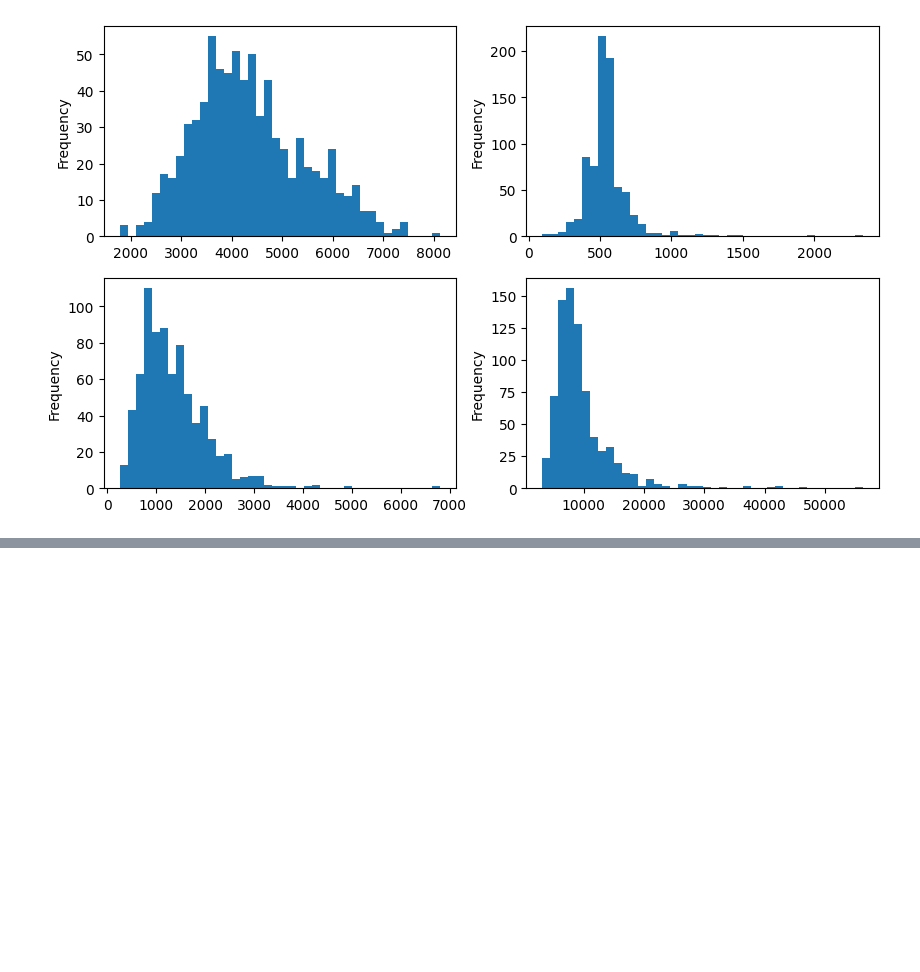
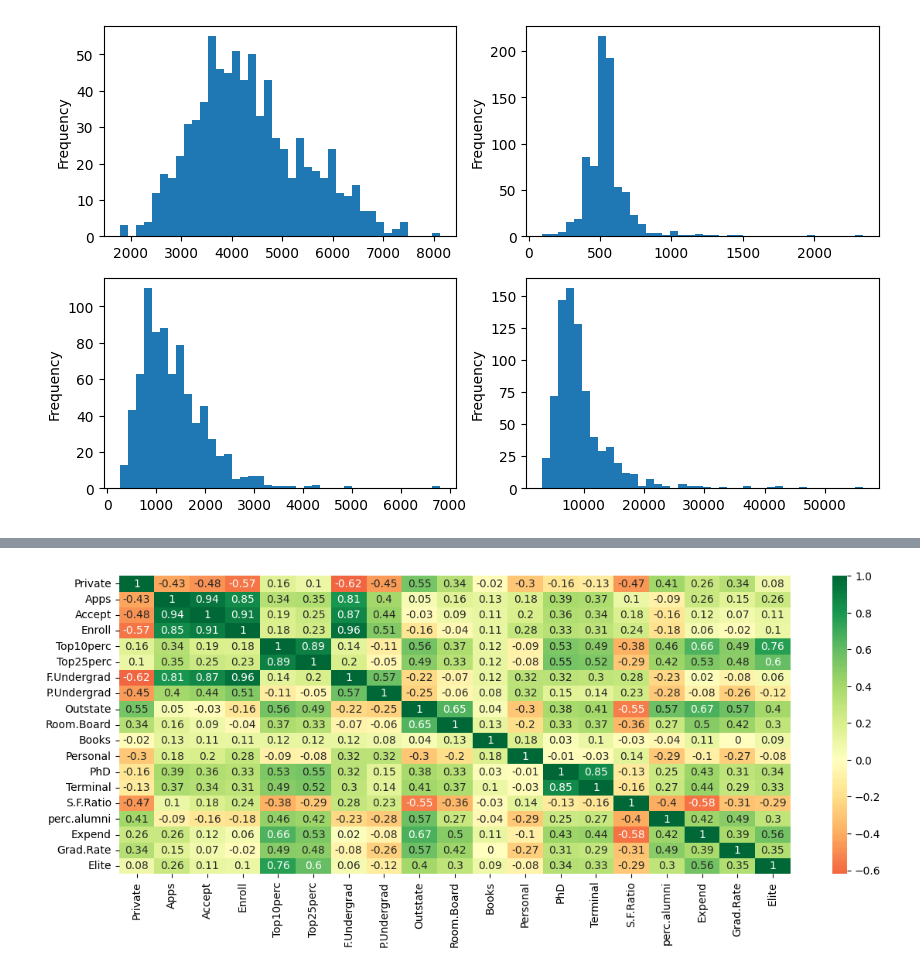
Before and after one commit to AlbotGoodman/databehandling-albot, a Jupyter notebook: Labs/lab.ipynb, the cells around one changed output, grey strips where cells are left out. Saved outputs shown, nothing was run; the diff lists cells and outputs as text; code cells hidden in the pictures; blank space fills up the shorter version.

```diff
--- a/Labs/lab.ipynb
+++ b/Labs/lab.ipynb
@@ -113,0 +96,9 @@ college.sort_values("Grad.Rate") # 118 procent??
+# %%
+data = college.copy()
+data["Private"] = data["Private"].apply(lambda x: 1 if x == "Yes" else 0)
+data["Elite"] = data["Elite"].apply(lambda x: 1 if x == "Yes" else 0)
+plt.figure(figsize=(14, 5))
+sns.heatmap(data.corr().round(2), annot=True, cmap='RdYlGn', center=0)
+plt.show()
+# %% [output]
+[figure, added]
```
Also changed, not shown: parts of 25 cells of this notebook, 1 other file.
